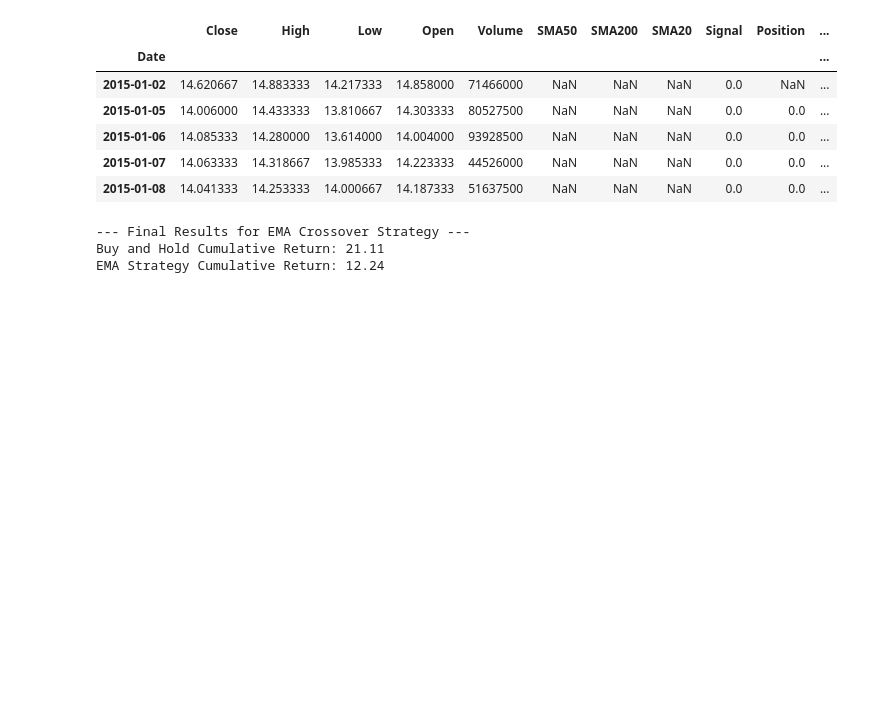
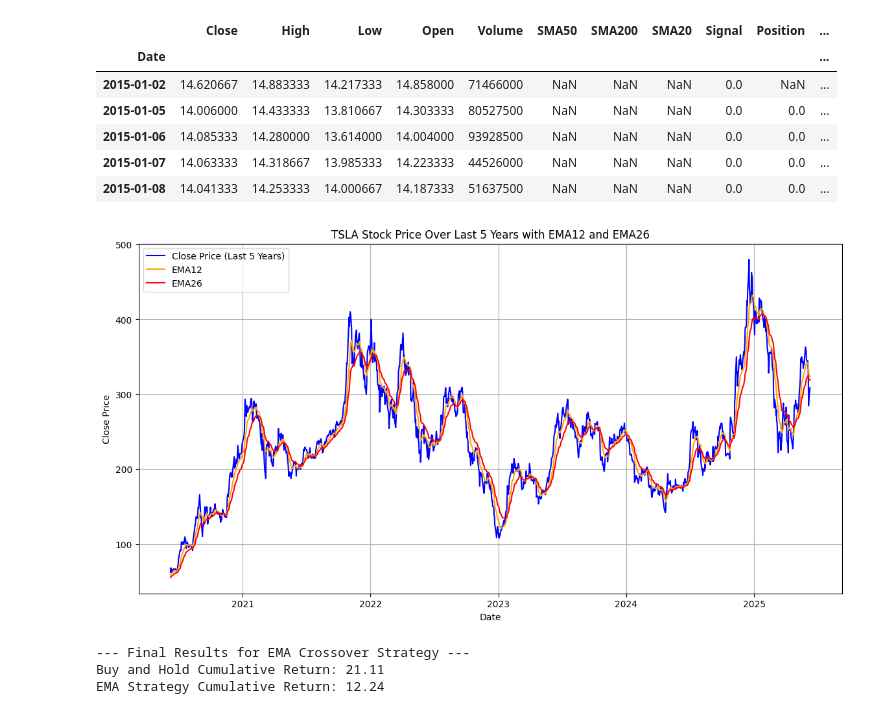
Before and after one commit to subhanu-dev/quant_finance, a Jupyter notebook: tsla_stock.ipynb, the cells around one changed output. Saved outputs shown, nothing was run; the diff lists cells and outputs as text; code cells hidden in the pictures; blank space fills up the shorter version.

```diff
--- a/tsla_stock.ipynb
+++ b/tsla_stock.ipynb
@@ -40,7 +40,7 @@ df.head(20)
 | 18 | 2015-01-27 | 13.732000350952148 | 13.868666648864746 | 13.553333282470703 | 13.628000259399414 | 41715000 |
 | 19 | 2015-01-28 | 13.291333198547363 | 13.758000373840332 | 13.227999687194824 | 13.740667343139648 | 47244000 |
 # %%
-# df.drop([0,1], axis=0, inplace=True)
+df.drop([0,1], axis=0, inplace=True)
 df.reset_index(inplace=True, drop=True)
 # %%
 df.head(20)
@@ -318,6 +318,19 @@ df.head()
 | 2015-01-06 | 14.085333 | 14.280000 | 13.614000 | 14.004000 | 93928500 | NaN | NaN | NaN | 0.0 | 0.0 | ... |
 | 2015-01-07 | 14.063333 | 14.318667 | 13.985333 | 14.223333 | 44526000 | NaN | NaN | NaN | 0.0 | 0.0 | ... |
 | 2015-01-08 | 14.041333 | 14.253333 | 14.000667 | 14.187333 | 51637500 | NaN | NaN | NaN | 0.0 | 0.0 | ... |
+# %%
+plt.figure(figsize=(14, 7))
+plt.plot(last_5_years.index, last_5_years['Close'], label='Close Price (Last 5 Years)', color='blue')
+plt.plot(last_5_years.index, df.loc[last_5_years.index, 'EMA12'], label='EMA12', color='orange')
+plt.plot(last_5_years.index, df.loc[last_5_years.index, 'EMA26'], label='EMA26', color='red')
+plt.title('TSLA Stock Price Over Last 5 Years with EMA12 and EMA26')
+plt.xlabel('Date')
+plt.ylabel('Close Price')
+plt.legend()
+plt.grid(True)
+plt.show()
+# %% [output]
+[figure, added]
 # %%
 # Generate signal: 1 when short EMA > long EMA, 0 otherwise
 df['EMA_Signal'] = np.where(df['EMA12'] > df['EMA26'], 1.0, 0.0)
```
Also changed, not shown: parts of 9 cells of this notebook.
